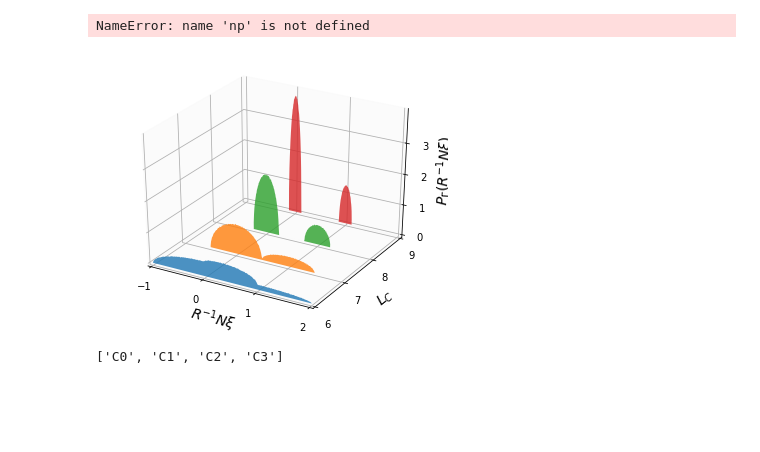
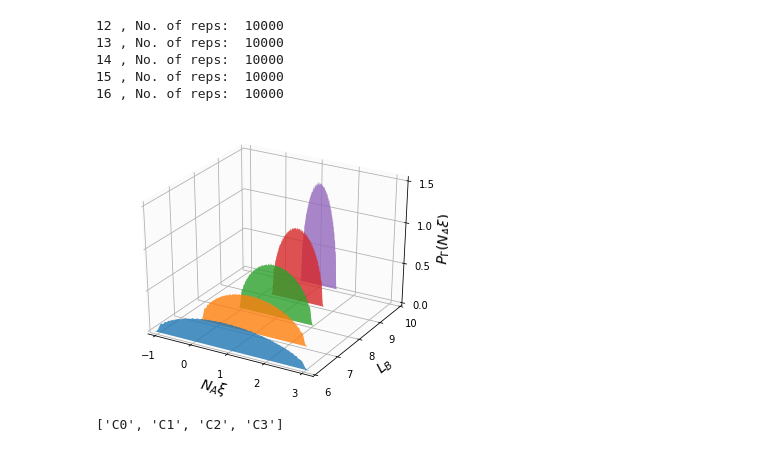
Before and after one commit to hassan-shap/RMT, a Jupyter notebook: pp_neg_spec.ipynb, the cells around one changed output. Drawn from its saved outputs; the diff is of its cells as text; code cells hidden in the pictures; blank space fills up the shorter version.

```diff
--- a/pp_neg_spec.ipynb
+++ b/pp_neg_spec.ipynb
@@ -118,12 +123,12 @@ No. of reps:  20
 # %%
 out_dir = 'data/'
-r=4 # local Hilbert space dim
-symm=1
+r=2 # local Hilbert space dim
+symm=0
 
 if r>4:
     L_sw=np.arange(8,13)
 else:
-    L_sw=np.arange(12,16)
+    L_sw=np.arange(12,17)
 La=3
 Lb=La
 Na=r**La
@@ -182,7 +187,11 @@ for i_l in range(len(L_sw)):
         Pn[:,i_l]= n/np.sum(n)/(bin_edges[1]-bin_edges[0])
         fx[:,i_l]= np.real(semicirc_dist(Nab_r,Na*Nb/r**Lc,xplot,1))
 # %% [output]
-NameError: name 'np' is not defined
+12 , No. of reps:  10000
+13 , No. of reps:  10000
+14 , No. of reps:  10000
+15 , No. of reps:  10000
+16 , No. of reps:  10000
 # %%
 from matplotlib.collections import PolyCollection
 from mpl_toolkits.mplot3d import axes3d
@@ -237,8 +246,9 @@ ax.set_xlim3d(freq_data.min(), freq_data.max())
 ax.set_ylim3d(rad_data.min(), rad_data.max())
 ax.set_yticks(rad_data)
 if r==2:
-    ax.set_xticks(np.arange(-1,2.1,1)) # r=2
-    zmax=1.0 # r=2
+    ax.set_xticks(np.arange(-1,3.01,1)) # r=2
+#     zmax=1.0 # r=2
+    zmax=1.52 # r=2
     ax.set_zticks(np.arange(0,zmax,0.5)) # r=2
 elif r==3:
     ax.set_xticks(np.arange(-1,2.1,1)) # r=3
@@ -250,37 +260,37 @@ elif r==4:
     ax.set_zticks(np.arange(0,zmax,1))
 elif r==5:
     ax.set_xticks(np.arange(-1,2.1,1))
     zmax=14
     ax.set_zticks(np.arange(0,zmax,4))
 
 
 ax.set_zlim3d(0,zmax)
 
 
 xc=0.97
 ac=0.4
 ax.w_xaxis.set_pane_color((xc,xc,xc, ac))
 ax.w_yaxis.set_pane_color((xc,xc,xc, ac))
 ax.w_zaxis.set_pane_color((xc,xc,xc, ac))
 
 
 fsize=14
-ax.set_ylabel(r"$L_C$",fontsize = fsize)
+ax.set_ylabel(r"$L_B$",fontsize = fsize)
 if symm==1:
     ax.set_zlabel(r'$P_\Gamma(R^{-1} N \xi)$',fontsize = fsize)
     ax.set_xlabel(r"$R^{-1} N \xi$",fontsize = fsize)
 else:
-    ax.set_zlabel(r'$P_\Gamma(N \xi)$',fontsize = fsize)
-    ax.set_xlabel(r"$N \xi$",fontsize = fsize)
+    ax.set_zlabel(r'$P_\Gamma(N_A \xi)$',fontsize = fsize)
+    ax.set_xlabel(r"$N_A \xi$",fontsize = fsize)
 
 plt.tight_layout()
 if symm==1:
     plt.savefig('figs/NS3d_r_%d_LA_%d_symm3.pdf' % (r,La+Lb))
 else:
     plt.savefig('figs/NS3d_r_%d_LA_%d.pdf' % (r,La+Lb))
 plt.show()
 # %% [output]
-[figure, old version]
+[figure, new version]
 # %%
 print(colors)
 # %% [output]
```
Also changed, not shown: parts of 2 cells of this notebook, 10 other files.
